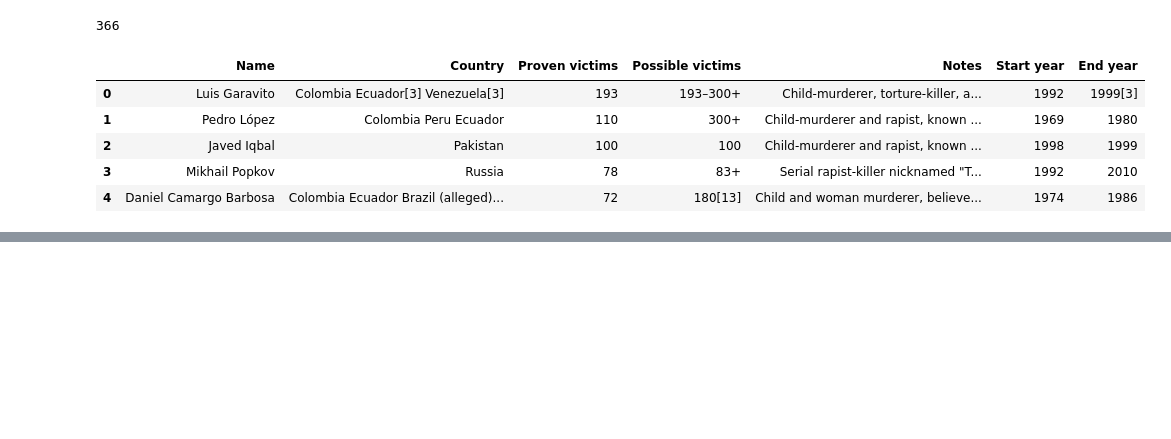
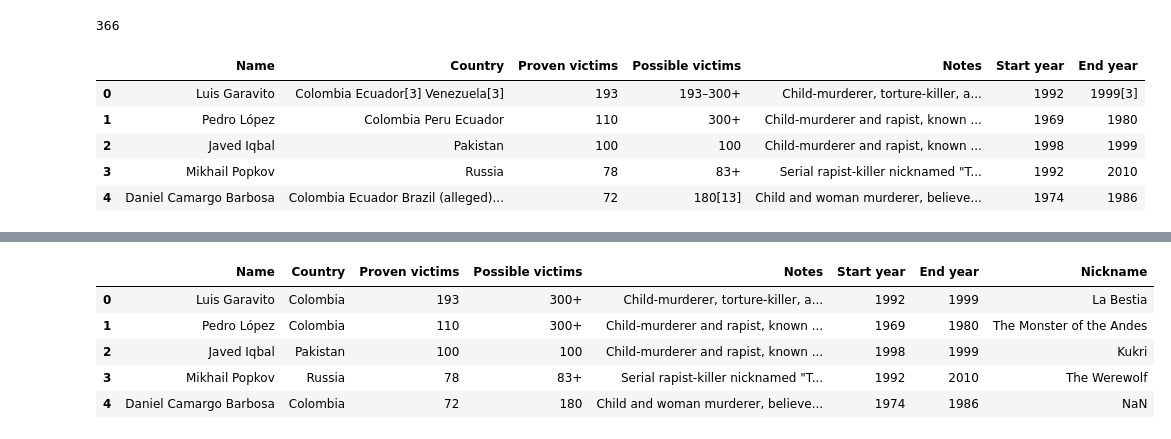
Before and after one commit to irenealonso11/pareja-2-mod-4, a Jupyter notebook: sk 1500/EDA.ipynb, the cells around one changed output, grey strips where cells are left out. Drawn from its saved outputs; the diff is of its cells as text; code cells hidden in the pictures; blank space fills up the shorter version.

```diff
--- a/sk 1500/EDA.ipynb
+++ b/sk 1500/EDA.ipynb
@@ -325,0 +335,8 @@ df.head()
+# %%
+df["Country"] = df["Country"].str.split(" ")
+# %%
+df["Country"] = df["Country"].str[0]
+# %%
+df["End year"] = df["End year"].fillna("Unknown")
+# %%
+df["Nickname"] = df["Notes"].str.extract(r'"(.*?)"')
@@ -325,0 +347,9 @@ df.head()
+# %%
+df.head()
+# %% [output]
+|  | Name | Country | Proven victims | Possible victims | Notes | Start year | End year | Nickname |
+| 0 | Luis Garavito | Colombia | 193 | 300+ | Child-murderer, torture-killer, a... | 1992 | 1999 | La Bestia |
+| 1 | Pedro López | Colombia | 110 | 300+ | Child-murderer and rapist, known ... | 1969 | 1980 | The Monster of the Andes |
+| 2 | Javed Iqbal | Pakistan | 100 | 100 | Child-murderer and rapist, known ... | 1998 | 1999 | Kukri |
+| 3 | Mikhail Popkov | Russia | 78 | 83+ | Serial rapist-killer nicknamed "T... | 1992 | 2010 | The Werewolf |
+| 4 | Daniel Camargo Barbosa | Colombia | 72 | 180 | Child and woman murderer, believe... | 1974 | 1986 | NaN |
```
Also changed, not shown: parts of 6 cells of this notebook, 2 other files.
